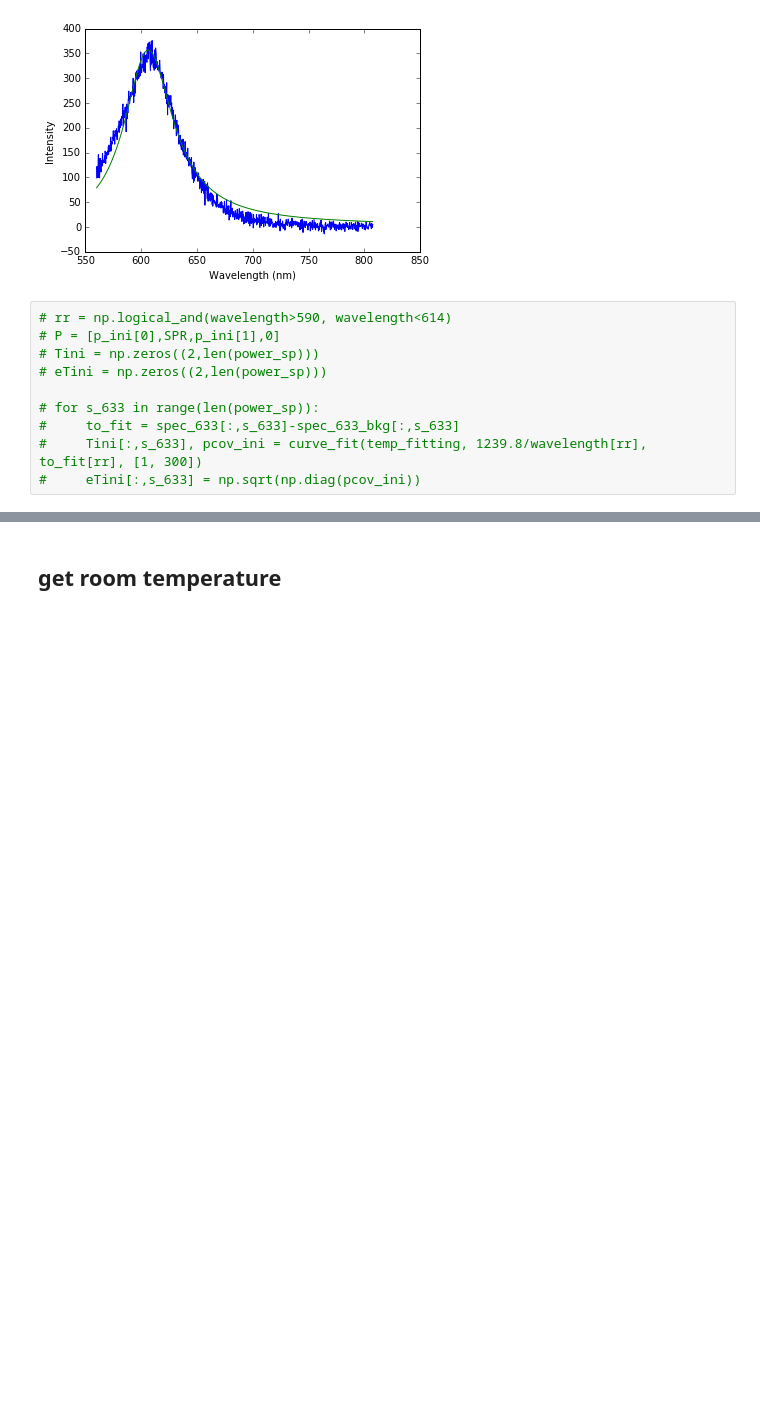
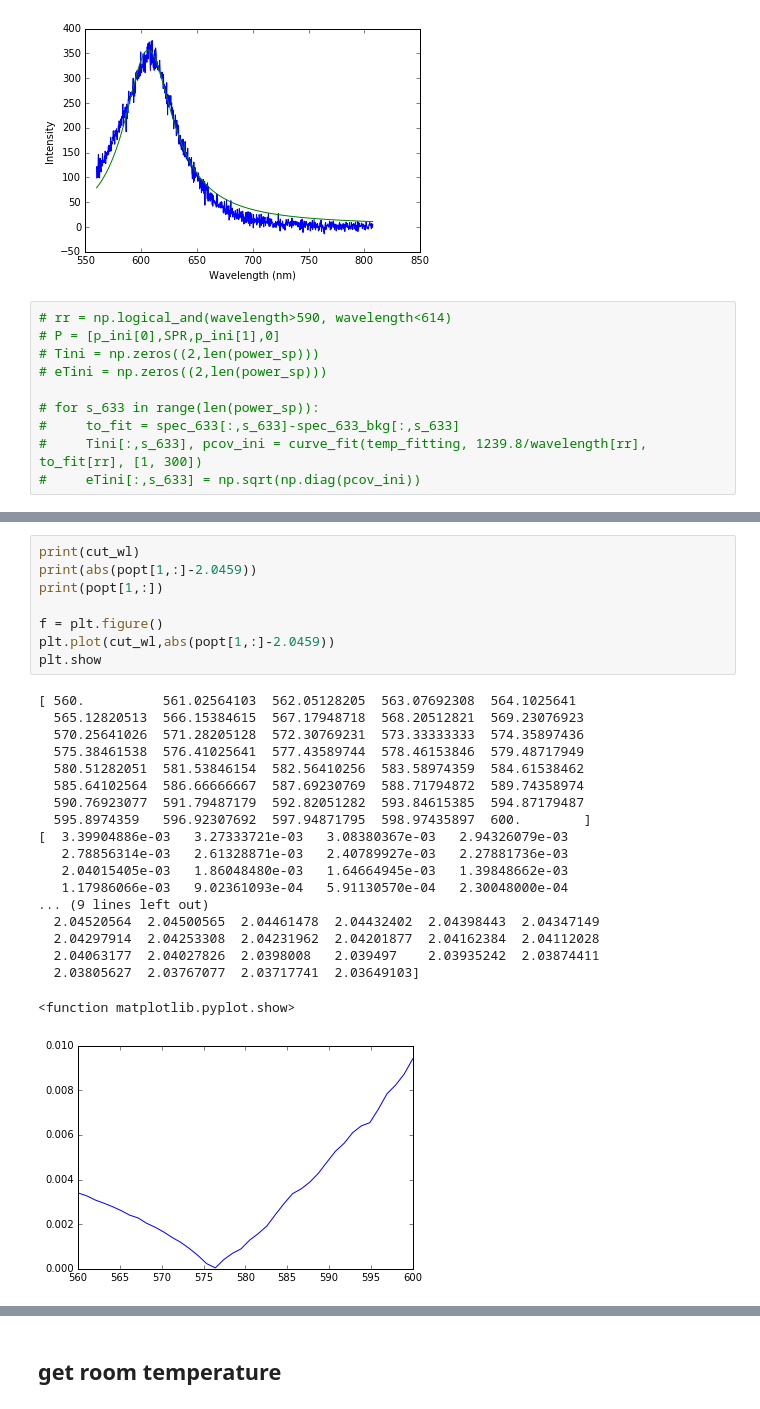
Before and after one commit to aquilesC/Anti-Stokes-Paper, a Jupyter notebook: Figures/Supplementary/09_Error_vs_Wavelength/Analyze_Errors_MC.ipynb, the cells around one changed output, grey strips where cells are left out. Cells and saved outputs as stored; diff of their text form; blank space fills up the shorter version.

```diff
--- a/Figures/Supplementary/09_Error_vs_Wavelength/Analyze_Errors_MC.ipynb
+++ b/Figures/Supplementary/09_Error_vs_Wavelength/Analyze_Errors_MC.ipynb
@@ -191,3 +196,31 @@ plt.show()
+# %%
+print(cut_wl)
+print(abs(popt[1,:]-2.0459))
+print(popt[1,:])
+
+f = plt.figure()
+plt.plot(cut_wl,abs(popt[1,:]-2.0459))
+plt.show
+# %% [output]
+[ 560.          561.02564103  562.05128205  563.07692308  564.1025641
+  565.12820513  566.15384615  567.17948718  568.20512821  569.23076923
+  570.25641026  571.28205128  572.30769231  573.33333333  574.35897436
+  575.38461538  576.41025641  577.43589744  578.46153846  579.48717949
+  580.51282051  581.53846154  582.56410256  583.58974359  584.61538462
+  585.64102564  586.66666667  587.69230769  588.71794872  589.74358974
+  590.76923077  591.79487179  592.82051282  593.84615385  594.87179487
+  595.8974359   596.92307692  597.94871795  598.97435897  600.        ]
+[  3.39904886e-03   3.27333721e-03   3.08380367e-03   2.94326079e-03
+   2.78856314e-03   2.61328871e-03   2.40789927e-03   2.27881736e-03
+   2.04015405e-03   1.86048480e-03   1.64664945e-03   1.39848662e-03
+   1.17986066e-03   9.02361093e-04   5.91130570e-04   2.30048000e-04
+... (9 lines left out)
+  2.04520564  2.04500565  2.04461478  2.04432402  2.04398443  2.04347149
+  2.04297914  2.04253308  2.04231962  2.04201877  2.04162384  2.04112028
+  2.04063177  2.04027826  2.0398008   2.039497    2.03935242  2.03874411
+  2.03805627  2.03767077  2.03717741  2.03649103]
+<function matplotlib.pyplot.show>
+[figure, added]
 # %%
 fig = plt.figure(figsize=(6,10), dpi=300)
 nrows=2; ncols=1
```
Also changed, not shown: parts of 13 cells of this notebook, 13 other files.
